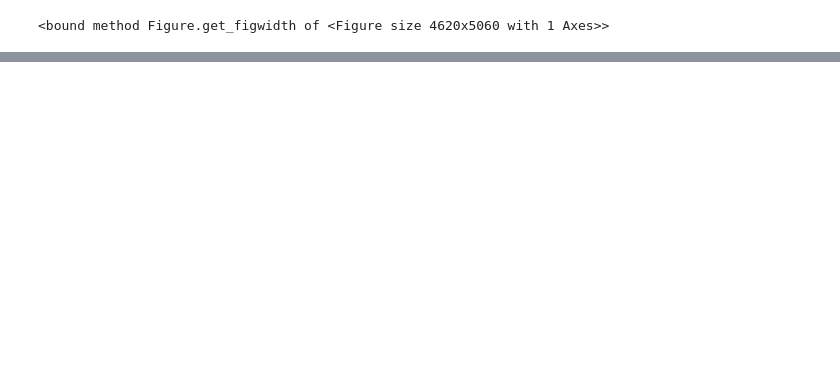
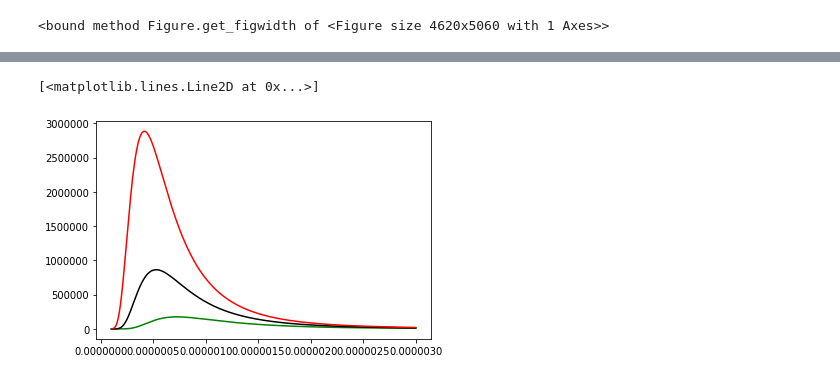
Before and after one commit to DillmannFrench/Physics, a Jupyter notebook: colors-python.ipynb, the cells around one changed output, grey strips where cells are left out. Saved outputs shown, nothing was run; the diff lists cells and outputs as text; code cells hidden in the pictures; blank space fills up the shorter version.

Commit message:
Planck and Wien laws

```diff
--- a/colors-python.ipynb
+++ b/colors-python.ipynb
@@ -67,0 +183,16 @@ planck
+# %%
+# define common constants
+from scipy.constants import  Planck, speed_of_light, Boltzmann
+h = Planck  # Js
+c = speed_of_light  # m/s
+kb = Boltzmann  # J/molec K
+
+# use "lamda" to avoid conflict with python reserved word "lambda"
+def rho(wavelength, T):
+    """Calculate the emission from wavelength and temperature.
+
+    Arguments::
+    lamda: wavelength cm
+    T: temperature K"""
+
+    return 8 * np.pi * h * c / ( wavelength**5 * (np.exp(h*c/(wavelength*kb*T)) - 1))
@@ -67,0 +205,17 @@ planck
+# %%
+wavelength =np.linspace(1*10**-7, 3*10**-6,1000)
+# %%
+TK = 4000   # temperature of a K-type star
+TG = 5500   # temperature of a G-type star
+TF = 7000   # temperature of a F-type star
+IntensityK = rho(wavelength,TK)
+IntensityG = rho(wavelength,TG)
+IntensityF = rho(wavelength,TF)
+
+plt.figure()
+plt.plot(wavelength,IntensityK,'g-')
+plt.plot(wavelength, IntensityG,'k-')
+plt.plot(wavelength, IntensityF, 'r-')
+# %% [output]
+[<matplotlib.lines.Line2D at 0x...>]
+[figure, added]
```
Also changed, not shown: parts of 40 cells of this notebook.
